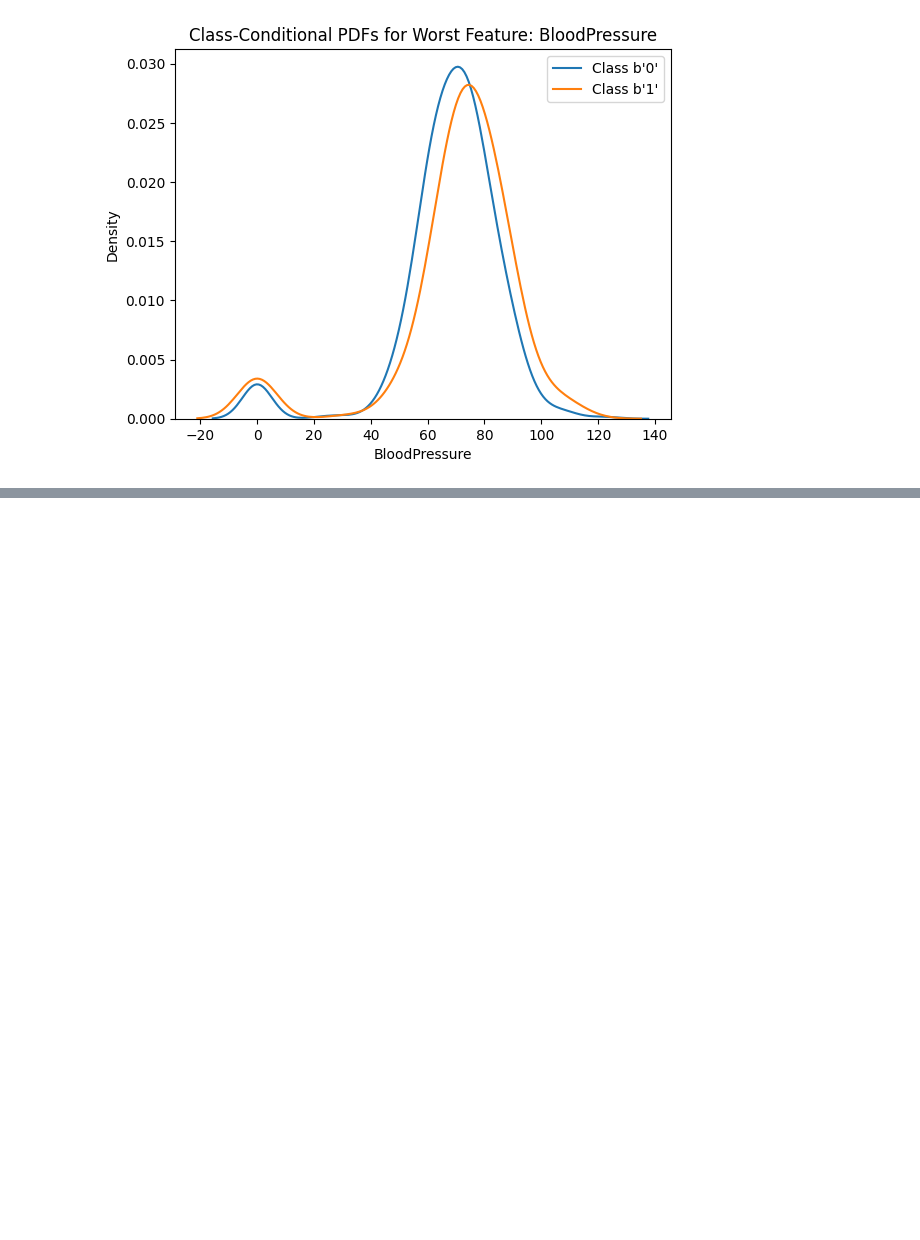
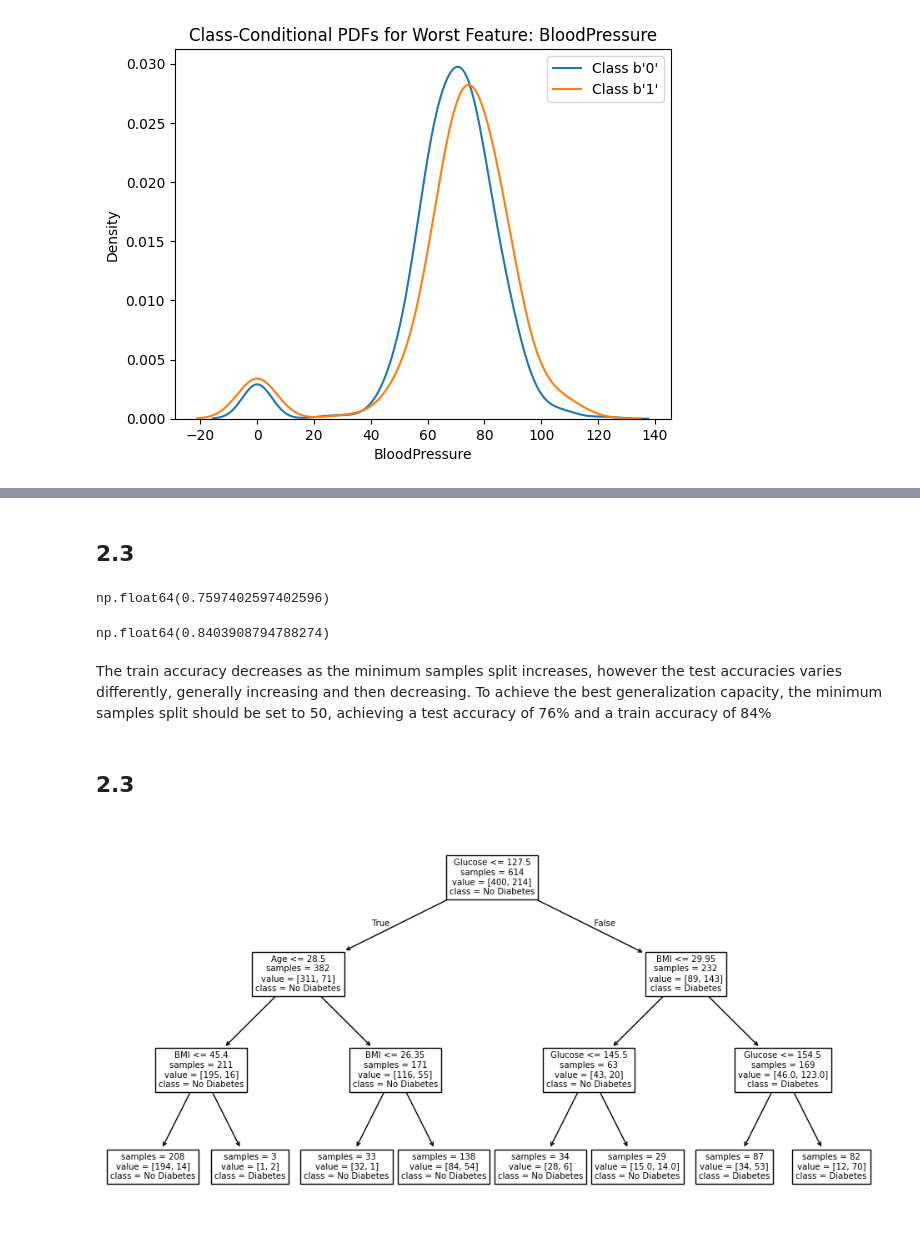
Before and after one commit to Zane-dev16/Apre-HW1, a Jupyter notebook: ex2/ex2.ipynb, the cells around one changed output, grey strips where cells are left out. Saved outputs shown, nothing was run; the diff lists cells and outputs as text; code cells hidden in the pictures; blank space fills up the shorter version.

```diff
--- a/ex2/ex2.ipynb
+++ b/ex2/ex2.ipynb
@@ -117,0 +143,23 @@ plt.show()
+# %% [markdown]
+## 2.3
+# %%
+np.max(test_accuracies)
+# %% [output]
+np.float64(0.7597402597402596)
+# %%
+train_accuracies[5]
+# %% [output]
+np.float64(0.8403908794788274)
+# %% [markdown]
+The train accuracy decreases as the minimum samples split increases, however the test accuracies varies differently, generally increasing and then decreasing. To achieve the best generalization capacity, the minimum samples split should be set to 50, achieving a test accuracy of 76% and a train accuracy of 84%
+# %% [markdown]
+## 2.3
+# %%
+predictor = DecisionTreeClassifier(max_depth=3)
+predictor.fit(X_train, y_train)
+
+figure = plt.figure(figsize=(12, 6))
+plot_tree(predictor, feature_names=X.columns, class_names=["No Diabetes", "Diabetes"], impurity=False)
+plt.show()
+# %% [output]
+[figure, added]
```
Also changed, not shown: parts of 9 cells of this notebook.
